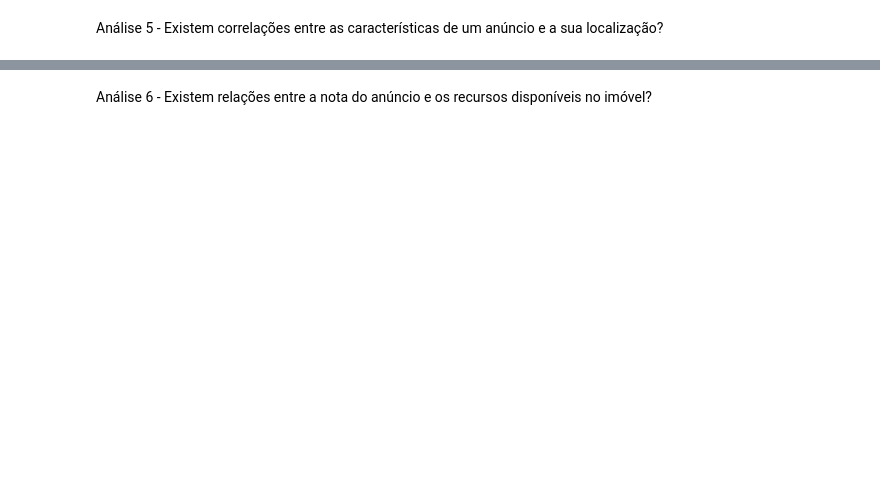
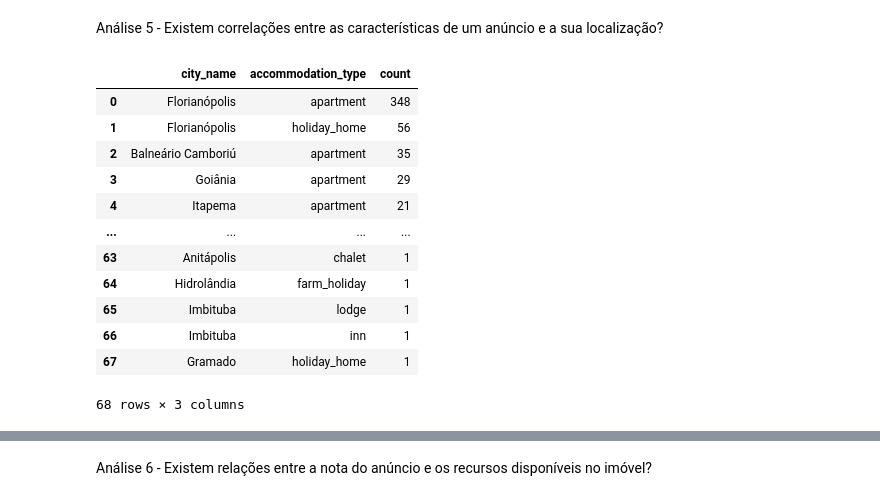
Before and after one commit to vitorrobertogq/analise_exploratoria_booking, a Jupyter notebook: desafio.ipynb, the cells around one changed output, grey strips where cells are left out. Saved outputs shown, nothing was run; the diff lists cells and outputs as text; code cells hidden in the pictures; blank space fills up the shorter version.

```diff
--- a/desafio.ipynb
+++ b/desafio.ipynb
@@ -65,7 +183,22 @@ Análise 5 - Existem correlações entre as características de um anúncio
 # %%
 dados_tipo = dados_details.loc[:,('hotel_id','city_name','accommodation_type')].drop_duplicates()
 dados_por_tipo = dados_tipo.loc[:,('city_name','accommodation_type')].value_counts().reset_index()
+dados_por_tipo.rename(columns={0: 'count'}, inplace=True)
 dados_por_tipo
+# %% [output]
+|  | city_name | accommodation_type | count |
+| 0 | Florianópolis | apartment | 348 |
+| 1 | Florianópolis | holiday_home | 56 |
+| 2 | Balneário Camboriú | apartment | 35 |
+| 3 | Goiânia | apartment | 29 |
+| 4 | Itapema | apartment | 21 |
+| ... | ... | ... | ... |
+| 63 | Anitápolis | chalet | 1 |
+| 64 | Hidrolândia | farm_holiday | 1 |
+| 65 | Imbituba | lodge | 1 |
+| 66 | Imbituba | inn | 1 |
+| 67 | Gramado | holiday_home | 1 |
+68 rows × 3 columns
 # %%
 # Supondo que seus dados estejam em um DataFrame chamado df
 # Substitua df pelo nome real do seu DataFrame
```
Also changed, not shown: parts of 17 cells of this notebook.
